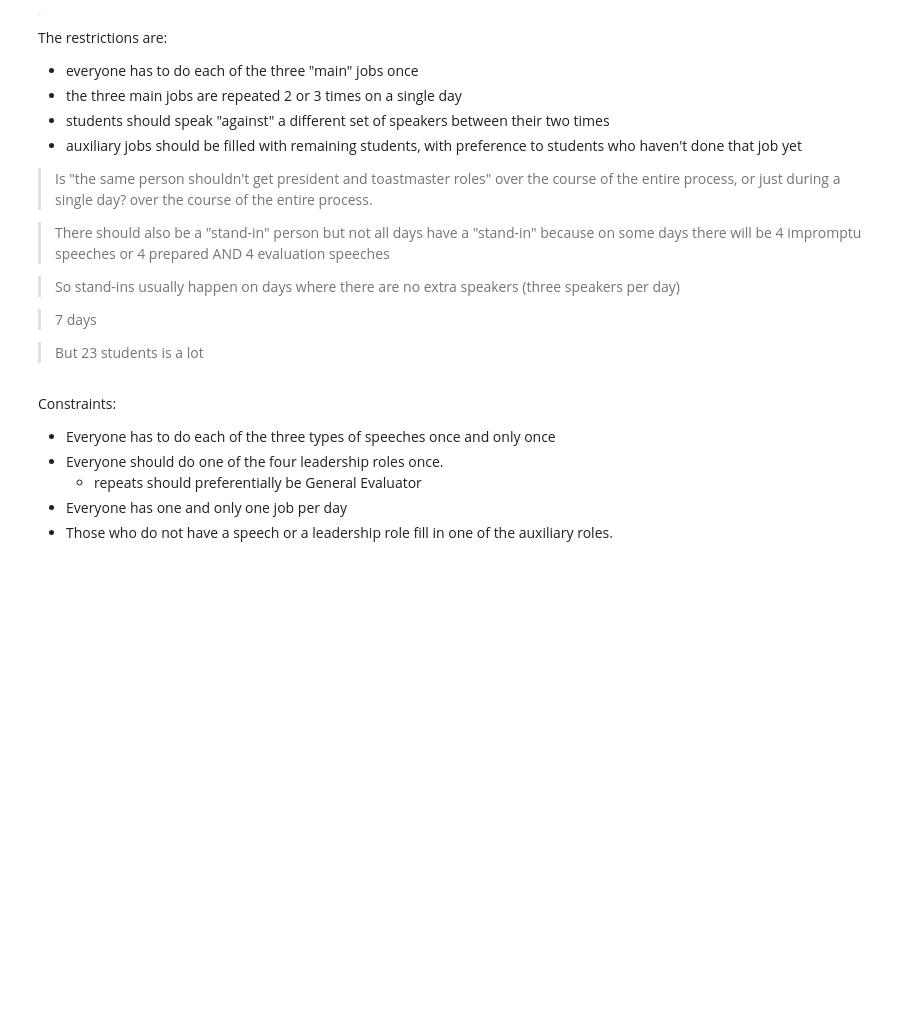
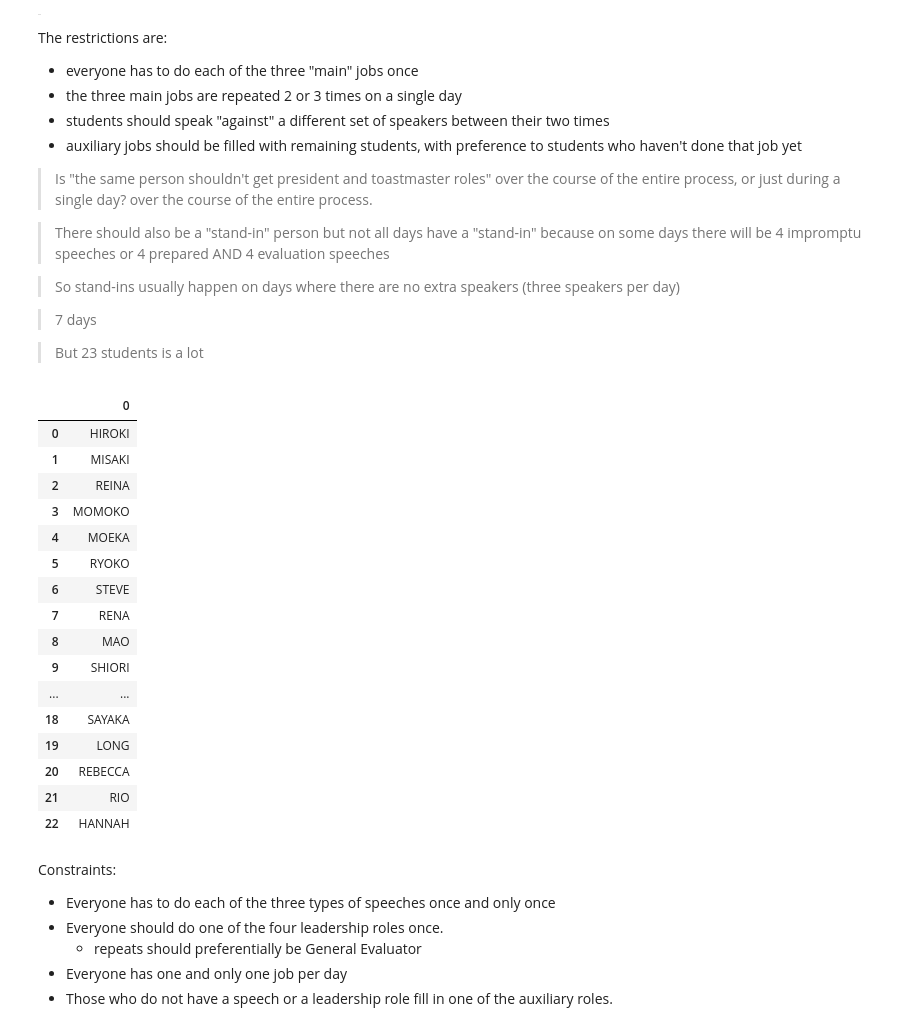
Before and after one commit to dtersegno/toastmasters, a Jupyter notebook: toastmasters.ipynb, the cells around one changed output. Saved outputs shown, nothing was run; the diff lists cells and outputs as text; code cells hidden in the pictures; blank space fills up the shorter version.

```diff
--- a/toastmasters.ipynb
+++ b/toastmasters.ipynb
@@ -28,3 +28,25 @@ import numpy as np
 import pandas as pd
 
 pd.options.display.max_columns = 30
+# %%
+namedf = pd.read_csv('./class_names_2.txt', header = None)
+# %%
+namedf
+# %% [output]
+|  | 0 |
+| 0 | HIROKI |
+| 1 | MISAKI |
+| 2 | REINA |
+| 3 | MOMOKO |
+| 4 | MOEKA |
+| 5 | RYOKO |
+| 6 | STEVE |
+| 7 | RENA |
+| 8 | MAO |
+| 9 | SHIORI |
+| ... | ... |
+| 18 | SAYAKA |
+| 19 | LONG |
+| 20 | REBECCA |
+| 21 | RIO |
+| 22 | HANNAH |
```
Also changed, not shown: parts of 2 cells of this notebook, 5 other files.
